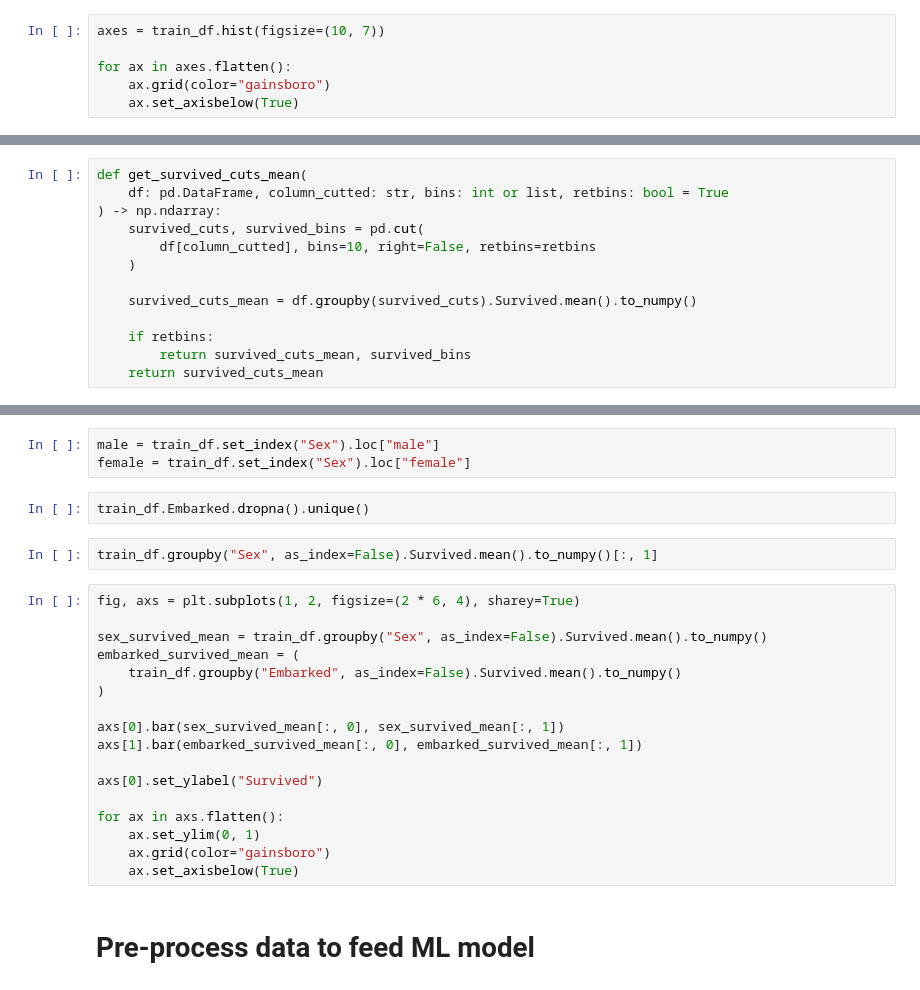
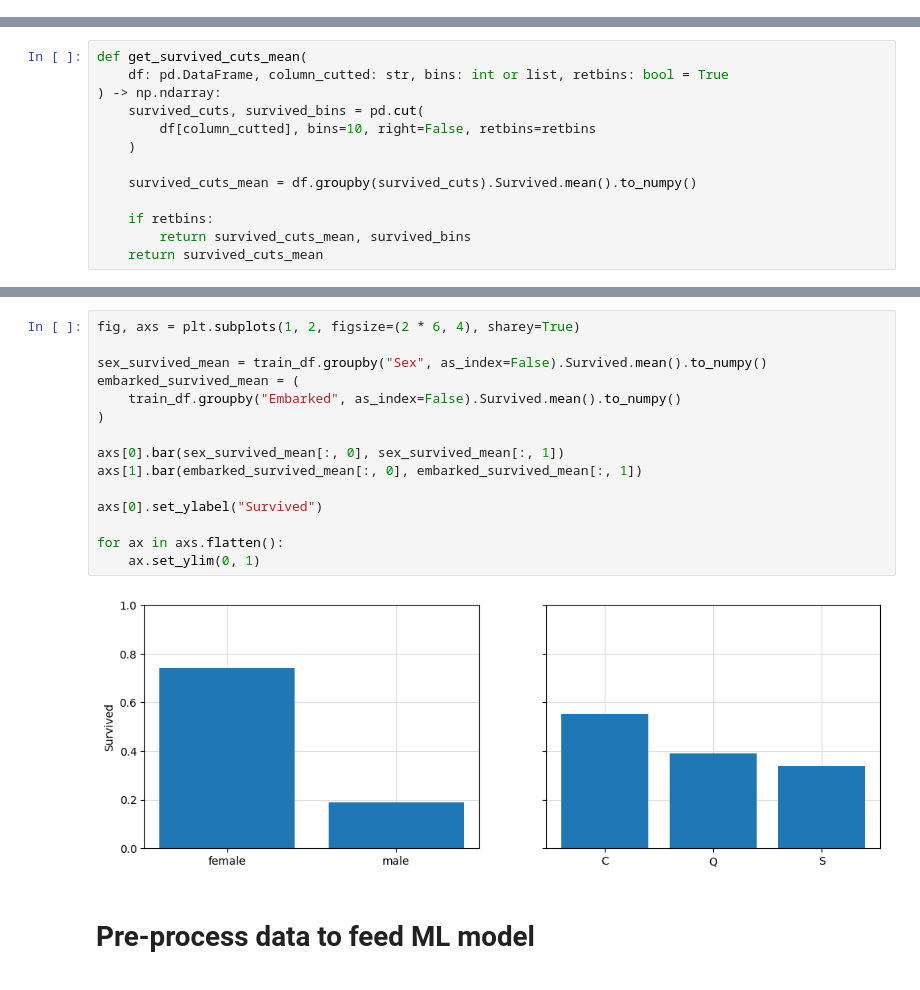
Before and after one commit to mldcastro/kaggle, a Jupyter notebook: src/explore_data.ipynb, the cells around one changed output, grey strips where cells are left out. Drawn from its saved outputs; the diff is of its cells as text.

```diff
--- a/src/explore_data.ipynb
+++ b/src/explore_data.ipynb
@@ -51,6 +94,0 @@ train_df.describe()
-# %%
-axes = train_df.hist(figsize=(10, 7))
-
-for ax in axes.flatten():
-    ax.grid(color="gainsboro")
-    ax.set_axisbelow(True)
@@ -106,26 +150,19 @@ for ax, col in zip(axs.flatten(), _columns):
-# %%
-male = train_df.set_index("Sex").loc["male"]
-female = train_df.set_index("Sex").loc["female"]
-# %%
-train_df.Embarked.dropna().unique()
-# %%
-train_df.groupby("Sex", as_index=False).Survived.mean().to_numpy()[:, 1]
 # %%
 fig, axs = plt.subplots(1, 2, figsize=(2 * 6, 4), sharey=True)
 
 sex_survived_mean = train_df.groupby("Sex", as_index=False).Survived.mean().to_numpy()
 embarked_survived_mean = (
     train_df.groupby("Embarked", as_index=False).Survived.mean().to_numpy()
 )
 
 axs[0].bar(sex_survived_mean[:, 0], sex_survived_mean[:, 1])
 axs[1].bar(embarked_survived_mean[:, 0], embarked_survived_mean[:, 1])
 
 axs[0].set_ylabel("Survived")
 
 for ax in axs.flatten():
     ax.set_ylim(0, 1)
-    ax.grid(color="gainsboro")
-    ax.set_axisbelow(True)
+# %% [output]
+[figure, added]
 # %% [markdown]
 # Pre-process data to feed ML model
```
Also changed, not shown: parts of 16 cells of this notebook.
